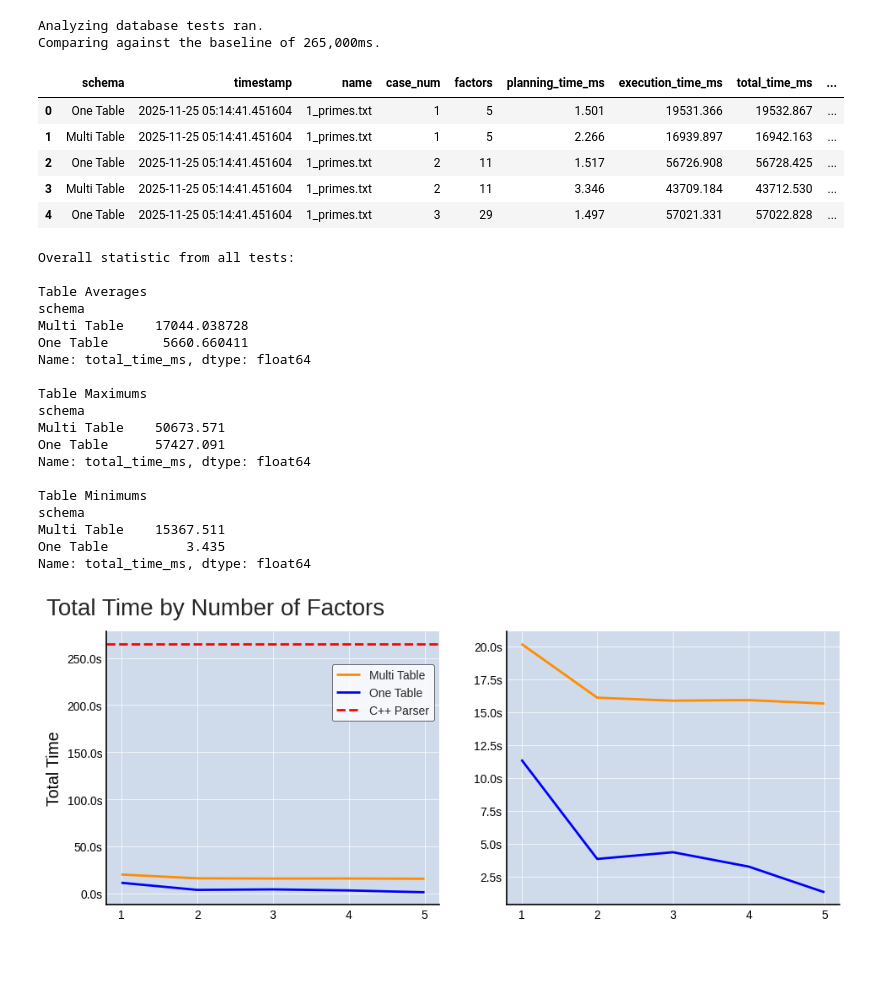
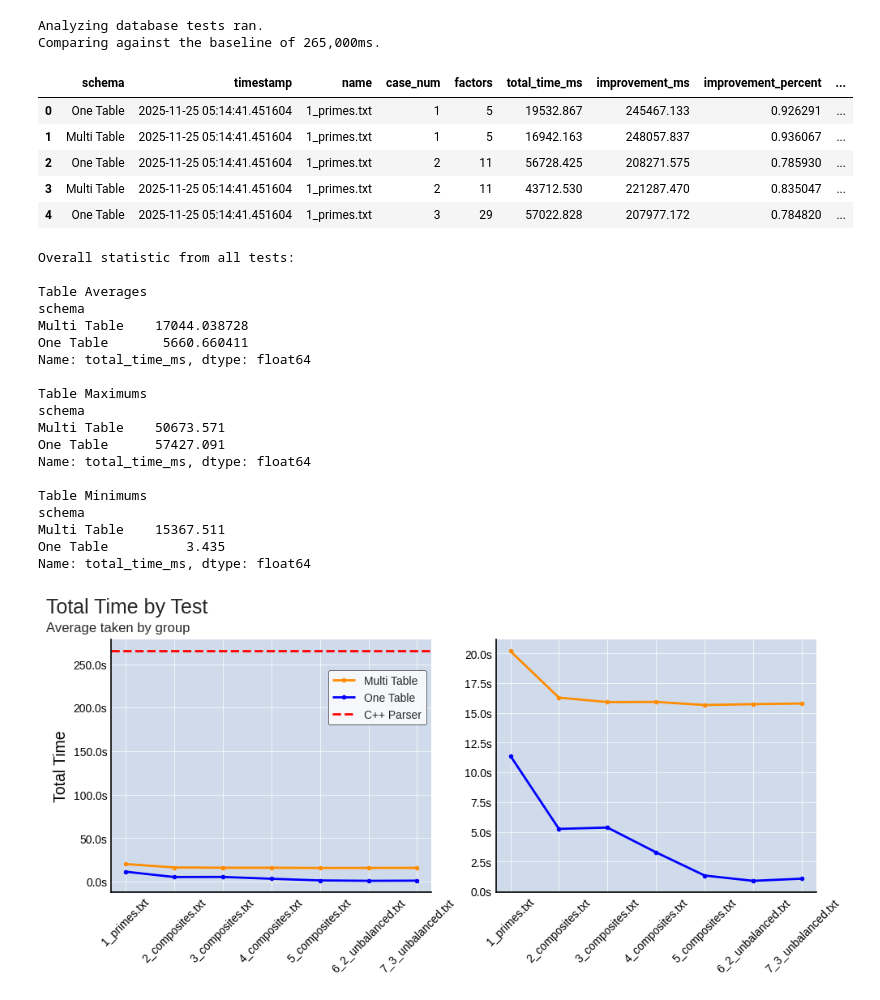
Before and after one commit to gustavo-bravo11/CPSC571-Carmichael_Storage, a Jupyter notebook: performance_testing/analyze_results.ipynb, the cells around one changed output. Drawn from its saved outputs; the diff is of its cells as text; code cells hidden in the pictures; blank space fills up the shorter version.

Commit message:
added more tests, made functions more robust

```diff
--- a/performance_testing/analyze_results.ipynb
+++ b/performance_testing/analyze_results.ipynb
@@ -64,8 +64,7 @@ def parse_explain_file(path: str, test_timestamp: str, testing_schema: str) -> l
                 "name": test_name,
                 "case_num": case_num,
                 "factors": factors_str,
-                "planning_time_ms": planning_time,
-                "execution_time_ms": execution_time,
+                "total_time_ms": planning_time + execution_time
             })
 
     return results
@@ -114,6 +113,7 @@ def display_summary_stats(df:pd.DataFrame) -> None:
 plt.style.use('ggplot')
 
 plt.rcParams.update({
+    ''
     'font.size': 11,
     'axes.labelsize': 14,
     'axes.titlesize': 14,
@@ -174,7 +174,8 @@ def visualize(
             avg_by_factors.index,
             avg_by_factors.values,
             label=schema,
-            color=colours.get(schema, 'black')
+            color=colours.get(schema, 'black'),
+            marker='.'
         )
 
     if baseline:
@@ -197,12 +198,16 @@ def visualize(
     if y_label:
         ax.set_ylabel(clean_names(avg_by_factors.name))
 
+    if max(len(str(label)) for label in df[gb_col].unique()) > 5:
+        ax.tick_params(axis='x', rotation=45)
+
     ax.xaxis.set_major_locator(ticker.MaxNLocator(integer=True))    # Keeps the values as integers
     ax.yaxis.set_major_formatter(ticker.FuncFormatter(ms_to_s))     # Converts the displayed amount to seconds from ms
 # %%
 def create_grid(
         df:pd.DataFrame,
         title:str,
+        subtitle:str,
         gb_col:str,
         val_col:str,
         improvement:bool = False,
@@ -215,6 +220,7 @@ def create_grid(
     @args:
         - df: A pandas dataframe with the data.
         - title: Display at the top of figure.
+        - subtitle: Visualization description.
         - gb_col: Column name to group by.
         - val_col: Column name to aggregate.
         - improvement: If you are visualizing an improvement metric
@@ -247,7 +253,9 @@ def create_grid(
             ax=axes[1]
         )
 
-    fig.suptitle(title, fontsize=20, x=0.21)
+    fig.suptitle(title, fontsize=18, x=0, ha='left')
+    fig.text(0, 0.875, subtitle, ha='left', fontsize=12, color='#2b2b2b')
+    fig.subplots_adjust(top=0.85)
 # %%
 def main():
     """
@@ -270,7 +278,6 @@ def main():
     results_df = pd.DataFrame(collect_and_parse_data())
 
     # Add calculated columns for analysis
-    results_df["total_time_ms"] = results_df["planning_time_ms"] + results_df["execution_time_ms"]
     results_df["improvement_ms"] = TEST_BASELINE_MS - results_df["total_time_ms"]
     results_df["improvement_percent"] = results_df["improvement_ms"] / TEST_BASELINE_MS
     results_df["num_of_factors"] = results_df["factors"].str.count(",") + 1
@@ -304,7 +311,25 @@ def main():
     # Create some visualizations!
     create_grid(
         df=results_df,
+        title="Total Time by Test",
+        subtitle="Average taken by group",
+        gb_col='name',
+        val_col='total_time_ms'
+    )
+
+    create_grid(
+        df=results_df,
+        title="Improvement From Baseline",
+        subtitle="Average taken by group",
+        gb_col='name',
+        val_col='improvement_ms',
+        improvement=True
+    )
+
+    create_grid(
+        df=results_df,
         title="Total Time by Number of Factors",
+        subtitle="Average taken by group",
         gb_col='num_of_factors',
         val_col='total_time_ms'
     )
@@ -312,40 +337,59 @@ def main():
     create_grid(
         df=results_df,
         title="Improvement From Baseline",
+        subtitle="Average taken by group",
         gb_col='num_of_factors',
+        val_col='improvement_ms',
+        improvement=True
+    )
+
+    # For all the balanced tests, group by orders of magnitude
+    create_grid(
+        df=results_df.query("balanced == 'Balanced'"),
+        title="Total Time By Orders of Magnitude (10) - Balanced Tests",
+        subtitle="Average taken by group",
+        gb_col='min_ord_mag10',
+        val_col='total_time_ms'
+    )
+
+    create_grid(
+        df=results_df.query("balanced == 'Balanced'"),
+        title="Total Time By Orders of Magnitude (10) - Balanced Tests",
+        subtitle="Average taken by group",
+        gb_col='min_ord_mag10',
         val_col='improvement_ms',
         improvement=True
     )
 
 
 if __name__ == "__main__":
     main()
 # %% [output]
 Analyzing database tests ran.
 Comparing against the baseline of 265,000ms.
-|  | schema | timestamp | name | case_num | factors | planning_time_ms | execution_time_ms | total_time_ms | ... |
-| 0 | One Table | 2025-11-25 05:14:41.451604 | 1_primes.txt | 1 | 5 | 1.501 | 19531.366 | 19532.867 | ... |
-| 1 | Multi Table | 2025-11-25 05:14:41.451604 | 1_primes.txt | 1 | 5 | 2.266 | 16939.897 | 16942.163 | ... |
-| 2 | One Table | 2025-11-25 05:14:41.451604 | 1_primes.txt | 2 | 11 | 1.517 | 56726.908 | 56728.425 | ... |
-| 3 | Multi Table | 2025-11-25 05:14:41.451604 | 1_primes.txt | 2 | 11 | 3.346 | 43709.184 | 43712.530 | ... |
-| 4 | One Table | 2025-11-25 05:14:41.451604 | 1_primes.txt | 3 | 29 | 1.497 | 57021.331 | 57022.828 | ... |
+|  | schema | timestamp | name | case_num | factors | total_time_ms | improvement_ms | improvement_percent | ... |
+| 0 | One Table | 2025-11-25 05:14:41.451604 | 1_primes.txt | 1 | 5 | 19532.867 | 245467.133 | 0.926291 | ... |
+| 1 | Multi Table | 2025-11-25 05:14:41.451604 | 1_primes.txt | 1 | 5 | 16942.163 | 248057.837 | 0.936067 | ... |
+| 2 | One Table | 2025-11-25 05:14:41.451604 | 1_primes.txt | 2 | 11 | 56728.425 | 208271.575 | 0.785930 | ... |
+| 3 | Multi Table | 2025-11-25 05:14:41.451604 | 1_primes.txt | 2 | 11 | 43712.530 | 221287.470 | 0.835047 | ... |
+| 4 | One Table | 2025-11-25 05:14:41.451604 | 1_primes.txt | 3 | 29 | 57022.828 | 207977.172 | 0.784820 | ... |
 Overall statistic from all tests:
 
 Table Averages
 schema
 Multi Table    17044.038728
 One Table       5660.660411
 Name: total_time_ms, dtype: float64
 
 Table Maximums
 schema
 Multi Table    50673.571
 One Table      57427.091
 Name: total_time_ms, dtype: float64
 
 Table Minimums
 schema
 Multi Table    15367.511
 One Table          3.435
 Name: total_time_ms, dtype: float64
-[figure, old version]
+[figure, new version]
```
Also changed, not shown: parts of 1 cell of this notebook.
